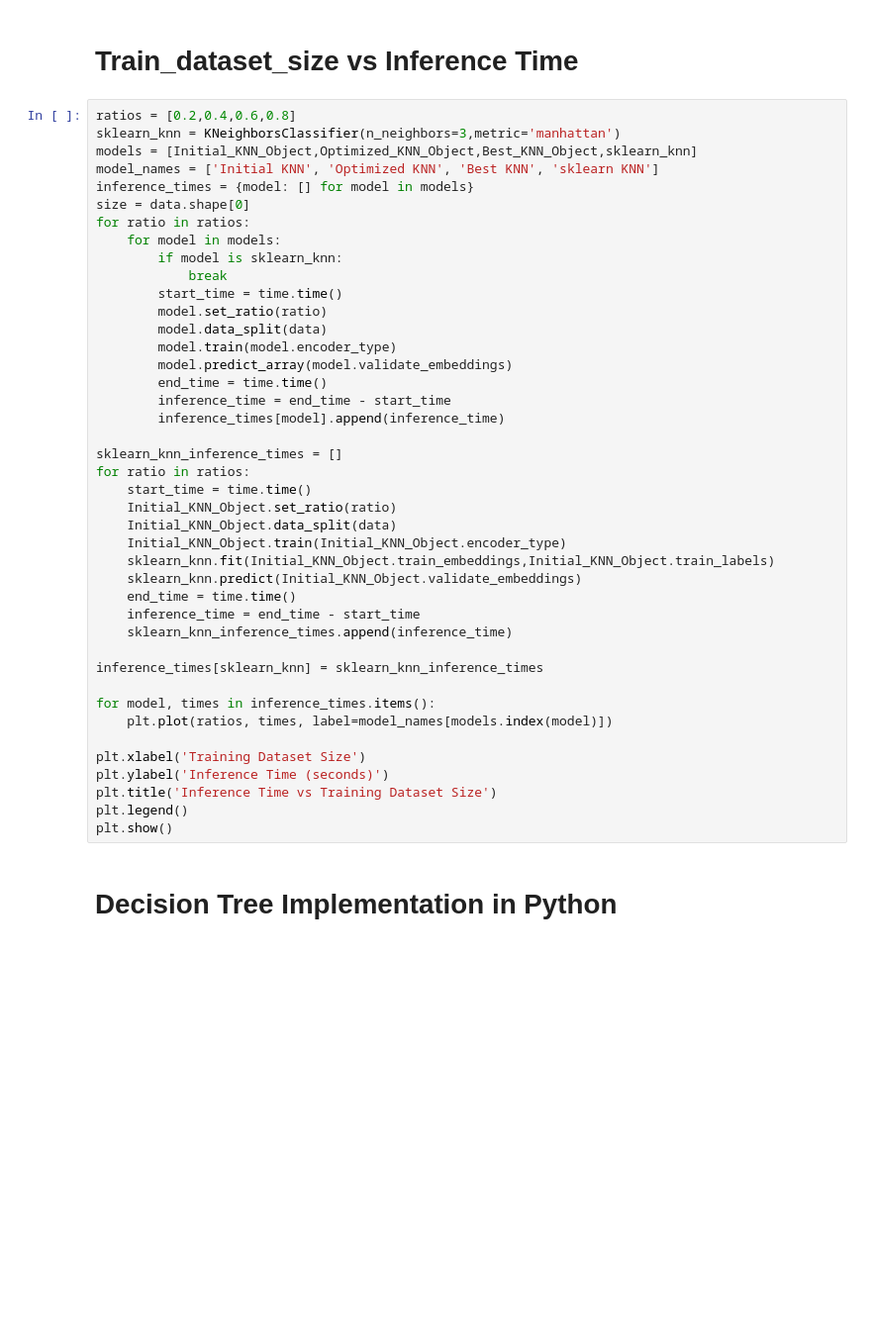
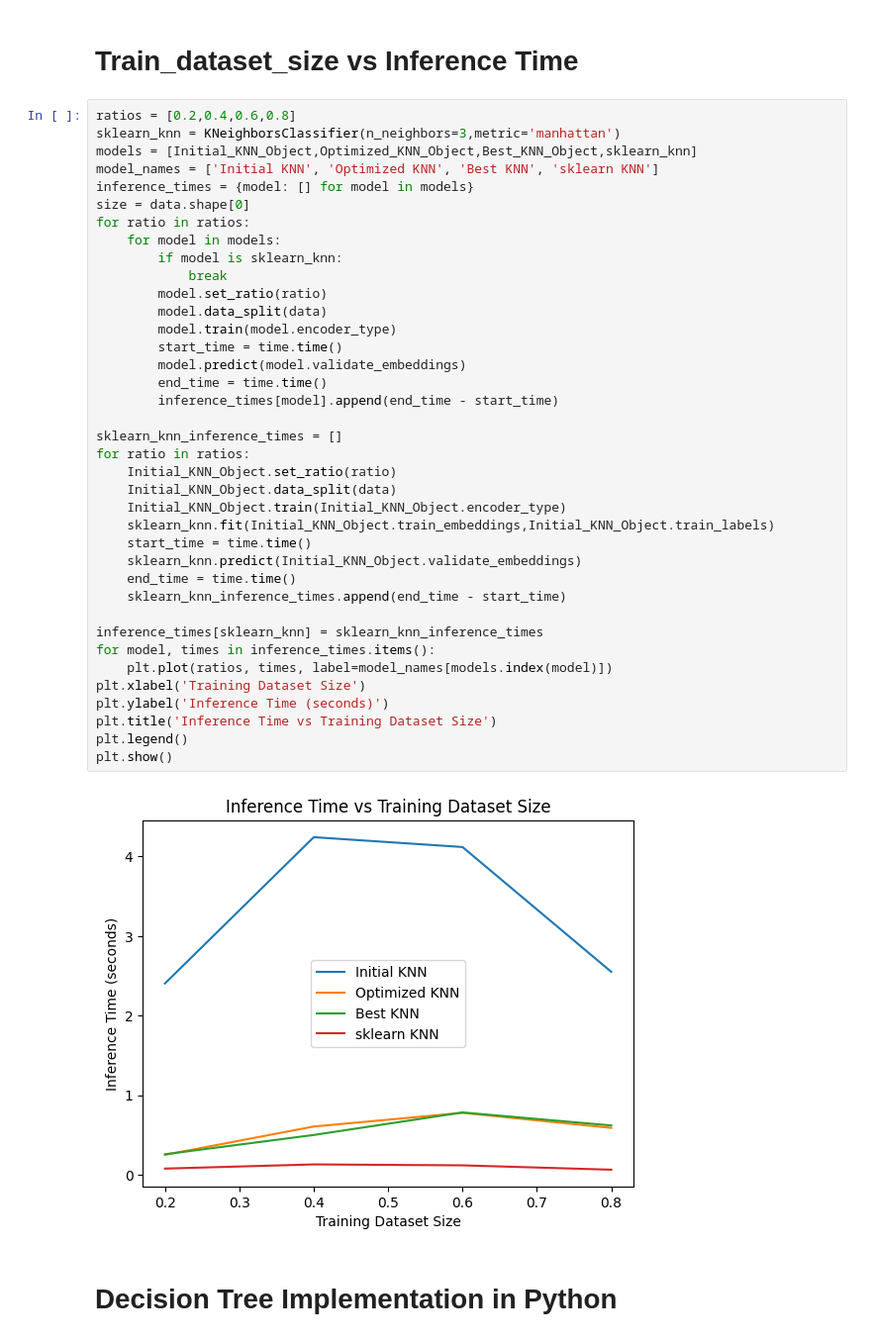
Before and after one commit to ROHIT32767/KNN-Decision-Trees, a Jupyter notebook: 1.ipynb, the cells around one changed output. Shown at 99% size. Drawn from its saved outputs; the diff is of its cells as text; blank space fills up the shorter version.

```diff
--- a/1.ipynb
+++ b/1.ipynb
@@ -461,41 +425,39 @@ sklearn_knn = KNeighborsClassifier(n_neighbors=3,metric='manhattan')
 models = [Initial_KNN_Object,Optimized_KNN_Object,Best_KNN_Object,sklearn_knn]
 model_names = ['Initial KNN', 'Optimized KNN', 'Best KNN', 'sklearn KNN']
 inference_times = {model: [] for model in models}
 size = data.shape[0]
 for ratio in ratios:
     for model in models:
         if model is sklearn_knn:
             break
-        start_time = time.time()
         model.set_ratio(ratio)
         model.data_split(data)
         model.train(model.encoder_type)
-        model.predict_array(model.validate_embeddings)
+        start_time = time.time()
+        model.predict(model.validate_embeddings)
         end_time = time.time()
-        inference_time = end_time - start_time
-        inference_times[model].append(inference_time)
+        inference_times[model].append(end_time - start_time)
 
 sklearn_knn_inference_times = []
 for ratio in ratios:
-    start_time = time.time()
     Initial_KNN_Object.set_ratio(ratio)
     Initial_KNN_Object.data_split(data)
     Initial_KNN_Object.train(Initial_KNN_Object.encoder_type)
     sklearn_knn.fit(Initial_KNN_Object.train_embeddings,Initial_KNN_Object.train_labels)
+    start_time = time.time()
     sklearn_knn.predict(Initial_KNN_Object.validate_embeddings)
     end_time = time.time()
-    inference_time = end_time - start_time
-    sklearn_knn_inference_times.append(inference_time)
+    sklearn_knn_inference_times.append(end_time - start_time)
 
 inference_times[sklearn_knn] = sklearn_knn_inference_times
-
 for model, times in inference_times.items():
     plt.plot(ratios, times, label=model_names[models.index(model)])
-
 plt.xlabel('Training Dataset Size')
 plt.ylabel('Inference Time (seconds)')
 plt.title('Inference Time vs Training Dataset Size')
 plt.legend()
 plt.show()
+# %% [output]
+[figure, added]
 # %% [markdown]
 #  Decision Tree Implementation in Python
```
Also changed, not shown: parts of 20 cells of this notebook, 2 other files.
